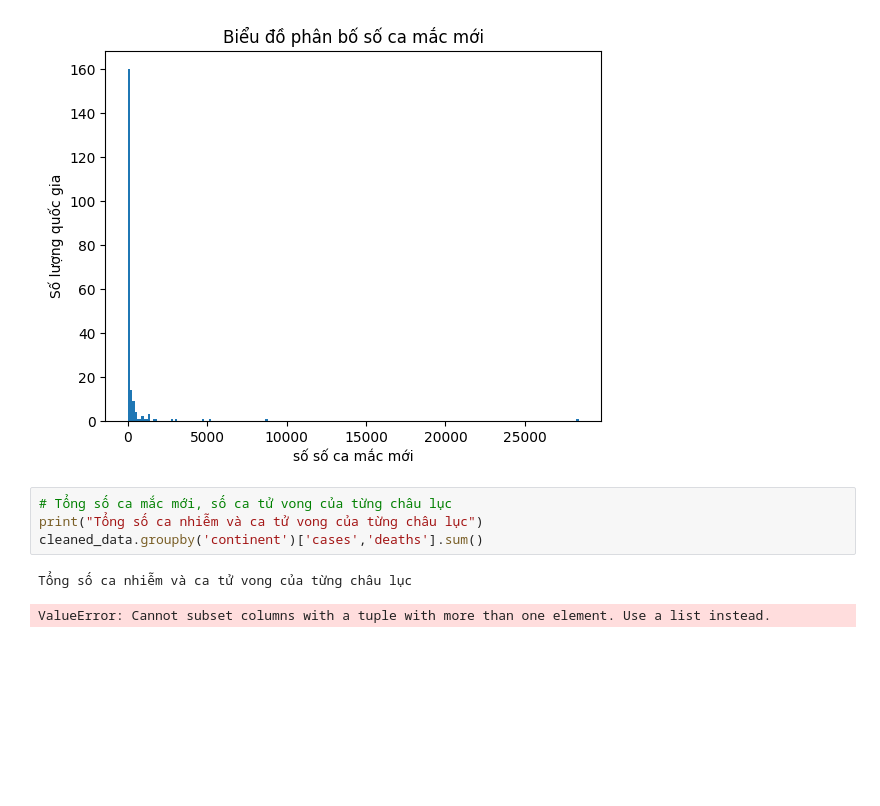
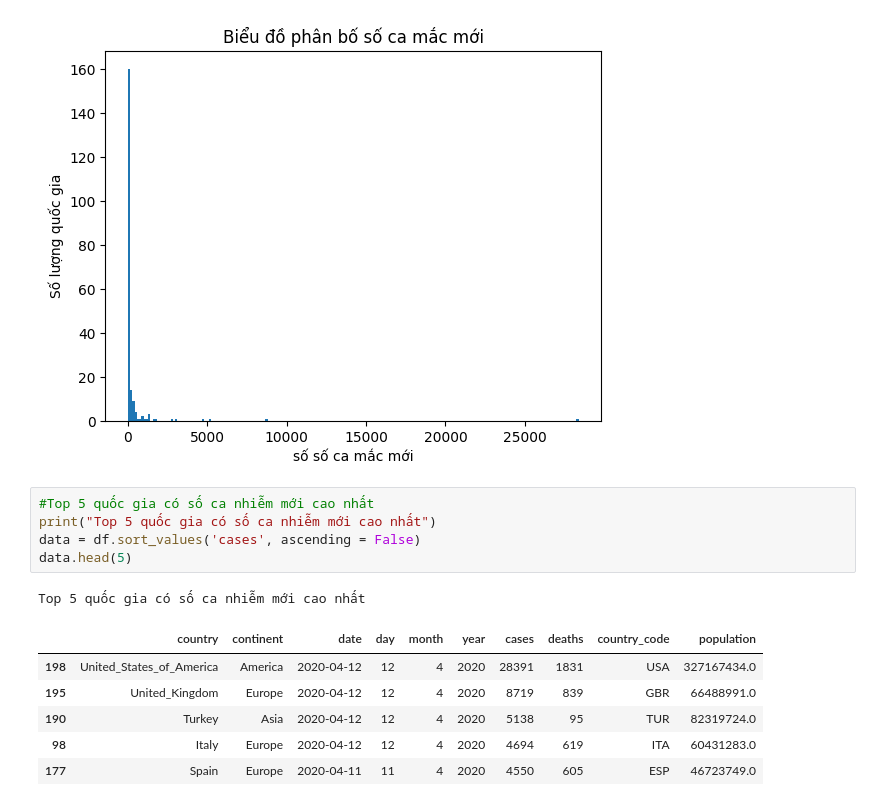
Before and after one commit to hunght92/Codegym, a Jupyter notebook: Học lại.ipynb, the cells around one changed output. Drawn from its saved outputs; the diff is of its cells as text; blank space fills up the shorter version.

```diff
--- a/Học lại.ipynb
+++ b/Học lại.ipynb
@@ -72,9 +72,15 @@ plt.ylabel("Số lượng quốc gia")
 Text(0, 0.5, 'Số lượng quốc gia')
 [figure]
 # %%
-# Tổng số ca mắc mới, số ca tử vong của từng châu lục
-print("Tổng số ca nhiễm và ca tử vong của từng châu lục")
-cleaned_data.groupby('continent')['cases','deaths'].sum()
+#Top 5 quốc gia có số ca nhiễm mới cao nhất
+print("Top 5 quốc gia có số ca nhiễm mới cao nhất")
+data = df.sort_values('cases', ascending = False)
+data.head(5)
 # %% [output]
-Tổng số ca nhiễm và ca tử vong của từng châu lục
+Top 5 quốc gia có số ca nhiễm mới cao nhất
-ValueError: Cannot subset columns with a tuple with more than one element. Use a list instead.
+|  | country | continent | date | day | month | year | cases | deaths | country_code | population |
+| 198 | United_States_of_America | America | 2020-04-12 | 12 | 4 | 2020 | 28391 | 1831 | USA | 327167434.0 |
+| 195 | United_Kingdom | Europe | 2020-04-12 | 12 | 4 | 2020 | 8719 | 839 | GBR | 66488991.0 |
+| 190 | Turkey | Asia | 2020-04-12 | 12 | 4 | 2020 | 5138 | 95 | TUR | 82319724.0 |
+| 98 | Italy | Europe | 2020-04-12 | 12 | 4 | 2020 | 4694 | 619 | ITA | 60431283.0 |
+| 177 | Spain | Europe | 2020-04-11 | 11 | 4 | 2020 | 4550 | 605 | ESP | 46723749.0 |
```
Also changed, not shown: parts of 1 cell of this notebook.
